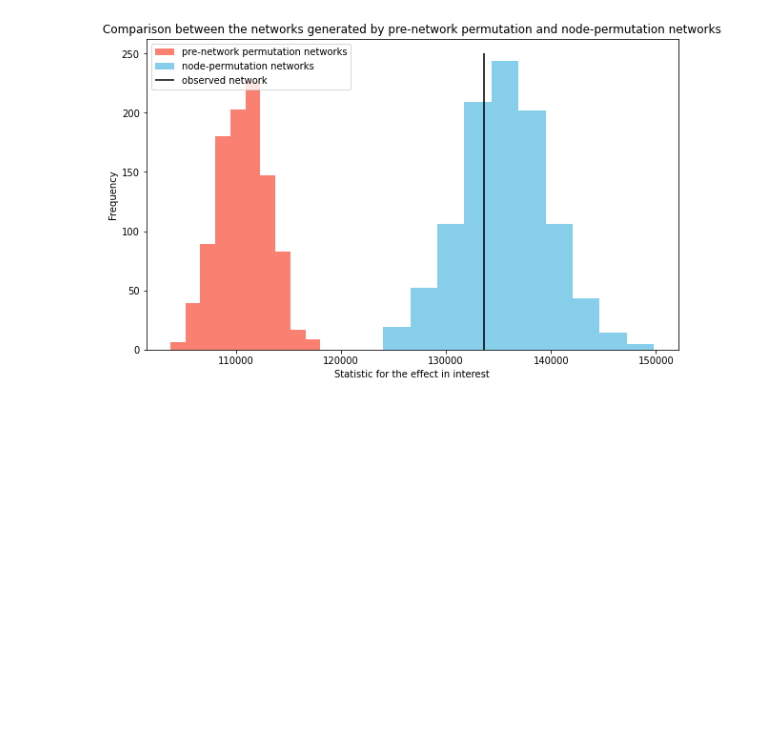
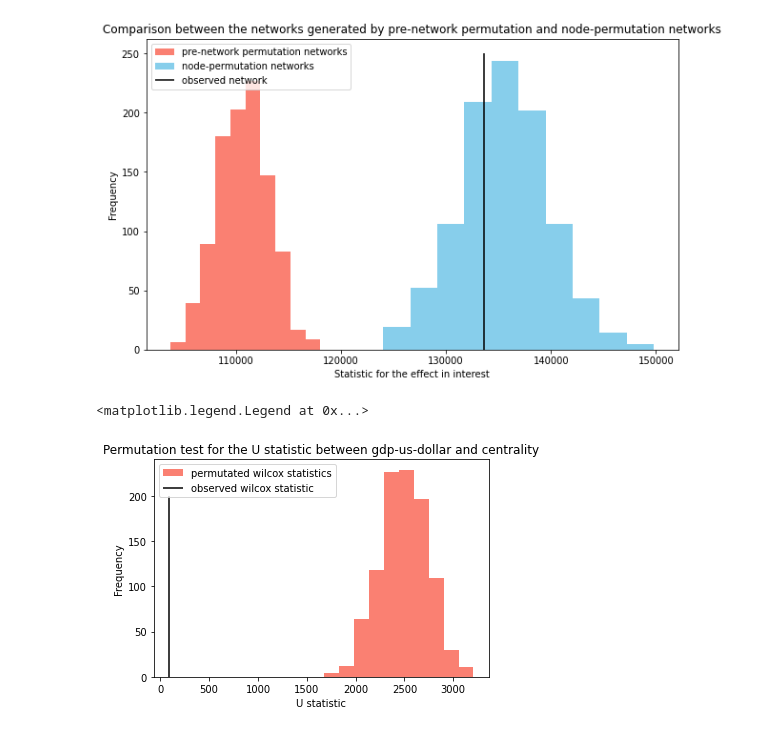
Before and after one commit to zhpinkman/permutation-tests, a Jupyter notebook: codes/plotting.ipynb, the cells around one changed output. Saved outputs shown, nothing was run; the diff lists cells and outputs as text; code cells hidden in the pictures; blank space fills up the shorter version.

```diff
--- a/codes/plotting.ipynb
+++ b/codes/plotting.ipynb
@@ -11,7 +11,7 @@ with open('./temp.txt', 'r') as f:
 # %%
 a = [int(float(i)) for i in a]
 # %%
-with open('./file.txt', 'r') as f:
+with open('./general-merchandise.txt', 'r') as f:
     b = f.read().splitlines()
     f.close()
 # %%
@@ -28,3 +28,31 @@ plt.legend(loc='upper left')
 # %% [output]
 <matplotlib.legend.Legend at 0x...>
 [figure]
+# %%
+with open('./permutated_wilcox_statistics.txt', 'r') as f:
+    permutated_wilcox_statistics = f.read().splitlines()
+    f.close()
+# %%
+observed_wilcox_statistic = 90
+# %%
+permutated_wilcox_statistics = [int(float(x)) for x in permutated_wilcox_statistics]
+# %%
+plt.hist(
+    permutated_wilcox_statistics,
+    color='salmon',
+    label='permutated wilcox statistics'
+)
+plt.vlines(
+    x=observed_wilcox_statistic,
+    colors='black',
+    label='observed wilcox statistic',
+    ymin=0,
+    ymax=200
+)
+plt.title('Permutation test for the U statistic between gdp-us-dollar and centrality')
+plt.xlabel('U statistic')
+plt.ylabel('Frequency')
+plt.legend()
+# %% [output]
+<matplotlib.legend.Legend at 0x...>
+[figure, added]
```
Also changed, not shown: parts of 1 cell of this notebook, 9 other files.
